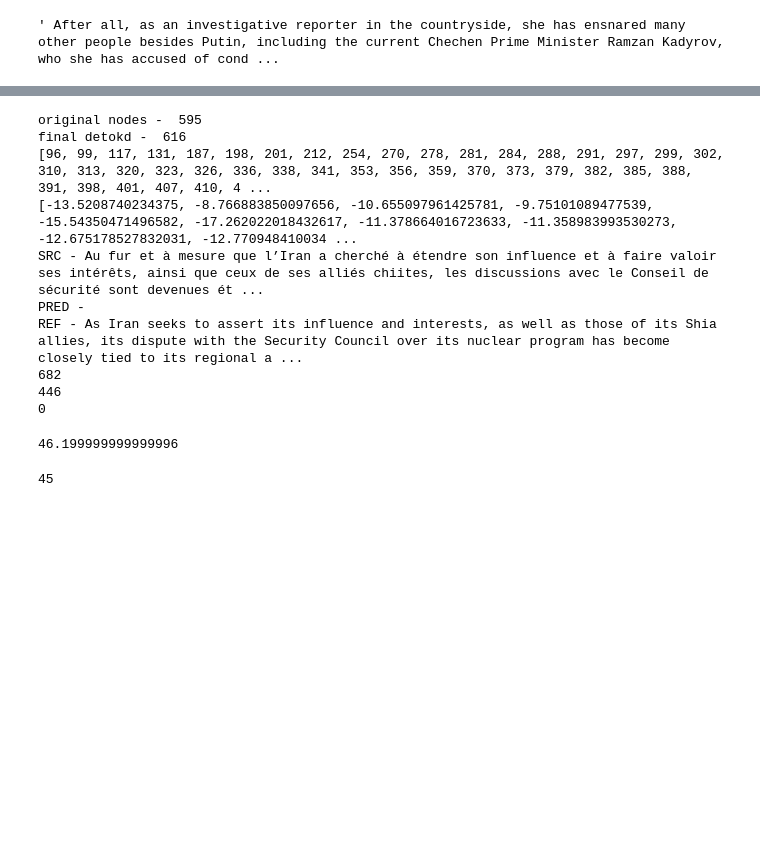
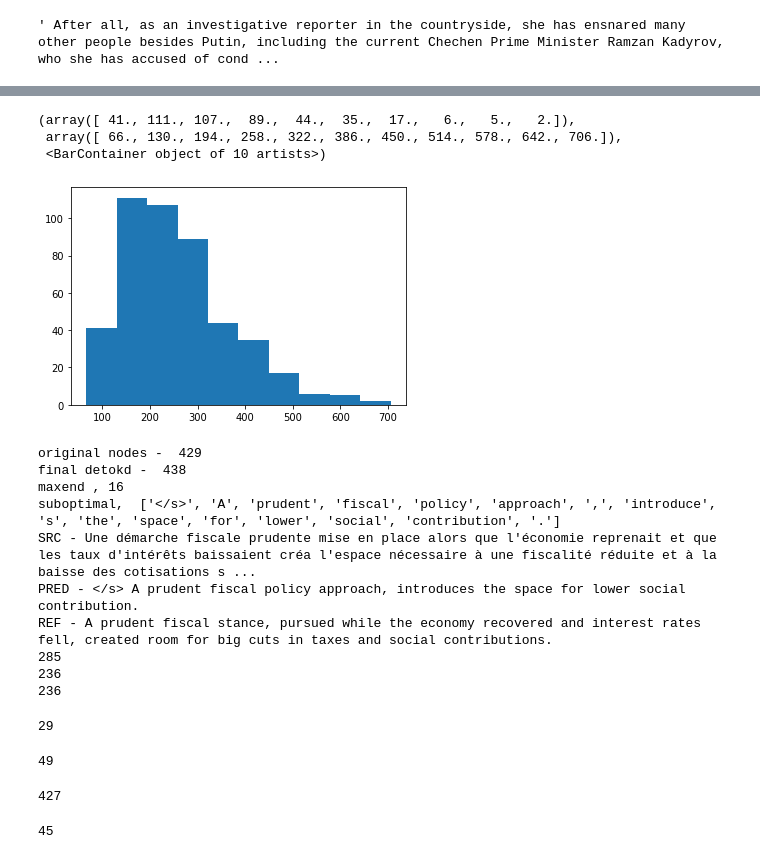
Before and after one commit to PrasannS/eel-reranking, a Jupyter notebook: consolidated_pipeline.ipynb, the cells around one changed output, grey strips where cells are left out. Cells and saved outputs as stored; diff of their text form; code cells hidden in the pictures; blank space fills up the shorter version.

Commit message:
Compression, single context mask

```diff
--- a/consolidated_pipeline.ipynb
+++ b/consolidated_pipeline.ipynb
@@ -189,3 +171,10 @@ res
 b = [0]*10
 # %%
 posadd
+# %%
+plt.hist(totdistr)
+# %% [output]
+(array([ 41., 111., 107.,  89.,  44.,  35.,  17.,   6.,   5.,   2.]),
+ array([ 66., 130., 194., 258., 322., 386., 450., 514., 578., 642., 706.]),
+ <BarContainer object of 10 artists>)
+[figure, added]
@@ -192,25 +186,36 @@ posadd
 # %%
 pcnt = 0
-IND = 1
-best , flattened, prepared_pgraphs, mask, sents, posids, pred, posadd, flnodes, bp, beplist, besclist = test_graph_verb(IND, base, weightaddprob)
+IND = 46
+best , flattened, prepared_pgraphs, mask, sents, posids, pred, posadd, flnodes, bp, beplist, besclist, nolen = test_graph_verb(IND, base, weightaddprob)
 print(len(flattened))
 print(len(prepared_pgraphs[0]))
-print(pcnt)
+print(nolen)
 # %% [output]
-original nodes -  595
-final detokd -  616
-[96, 99, 117, 131, 187, 198, 201, 212, 254, 270, 278, 281, 284, 288, 291, 297, 299, 302, 310, 313, 320, 323, 326, 336, 338, 341, 353, 356, 359, 370, 373, 379, 382, 385, 388, 391, 398, 401, 407, 410, 4 ...
-[-13.5208740234375, -8.766883850097656, -10.655097961425781, -9.75101089477539, -15.54350471496582, -17.262022018432617, -11.378664016723633, -11.358983993530273, -12.675178527832031, -12.770948410034 ...
-SRC - Au fur et à mesure que l’Iran a cherché à étendre son influence et à faire valoir ses intérêts, ainsi que ceux de ses alliés chiites, les discussions avec le Conseil de sécurité sont devenues ét ...
-PRED -
-REF - As Iran seeks to assert its influence and interests, as well as those of its Shia allies, its dispute with the Security Council over its nuclear program has become closely tied to its regional a ...
-682
-446
-0
+original nodes -  429
+final detokd -  438
+maxend , 16
+suboptimal,  ['</s>', 'A', 'prudent', 'fiscal', 'policy', 'approach', ',', 'introduce', 's', 'the', 'space', 'for', 'lower', 'social', 'contribution', '.']
+SRC - Une démarche fiscale prudente mise en place alors que l'économie reprenait et que les taux d'intérêts baissaient créa l'espace nécessaire à une fiscalité réduite et à la baisse des cotisations s ...
+PRED - </s> A prudent fiscal policy approach, introduces the space for lower social contribution.
+REF - A prudent fiscal stance, pursued while the economy recovered and interest rates fell, created room for big cuts in taxes and social contributions.
+285
+236
+236
+# %%
+max([len(bp) for bp in beplist])
+# %% [output]
+29
+# %%
+posadd
+# %% [output]
+49
 # %%
-66*.7
+nset = set()
+for f in flnodes:
+    nset.add(str(f.token_idx)+str(f.pos))
+len(nset)
 # %% [output]
-46.199999999999996
+427
 # %%
 len(beplist[445])
 # %% [output]
```
Also changed, not shown: parts of 4 cells of this notebook, 4 other files.
